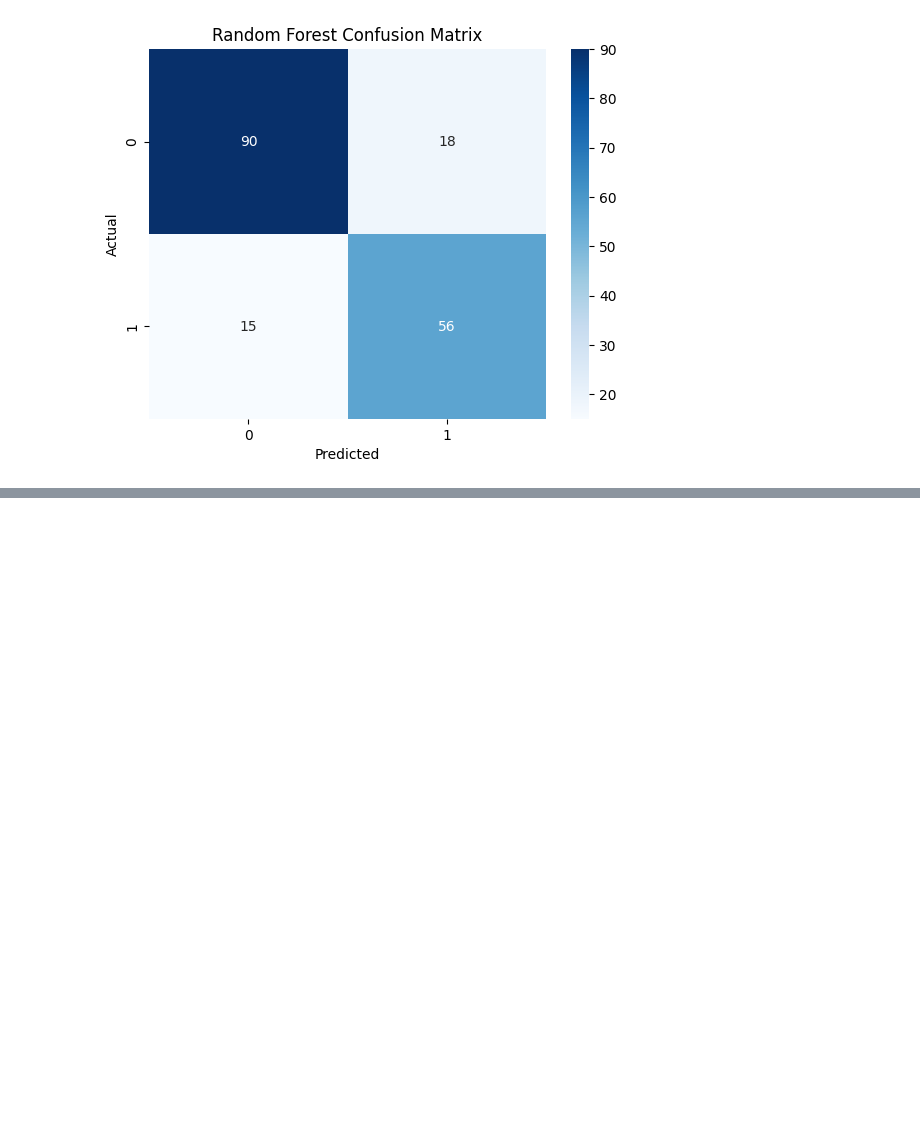
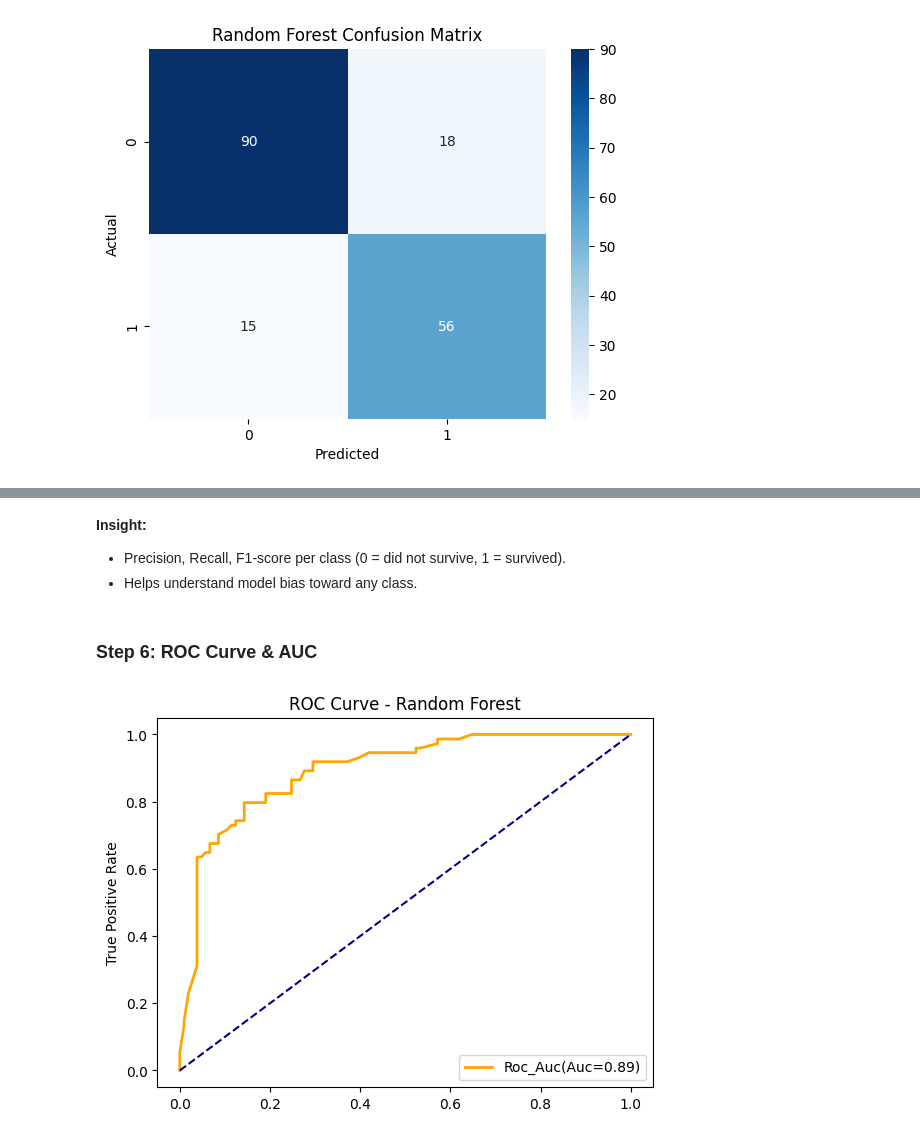
Before and after one commit to thiruselvan-mle/Titanic-Survival-Prediction, a Jupyter notebook: Notebook/05_Model-Training-And-Evaluation.ipynb, the cells around one changed output, grey strips where cells are left out. Cells and saved outputs as stored; diff of their text form; code cells hidden in the pictures; blank space fills up the shorter version.

```diff
--- a/Notebook/05_Model-Training-And-Evaluation.ipynb
+++ b/Notebook/05_Model-Training-And-Evaluation.ipynb
@@ -73,0 +92,19 @@ plt.show()
+# %% [markdown]
+**Insight:**
+
+- Precision, Recall, F1-score per class (0 = did not survive, 1 = survived).
+- Helps understand model bias toward any class.
+# %% [markdown]
+### Step 6: ROC Curve & AUC
+# %%
+fpr, tpr, threshold=roc_curve(Y_test, Y_prob)
+roc_auc=auc(fpr,tpr)
+
+plt.plot(fpr, tpr,label=f"Roc_Auc(Auc={roc_auc:.2f})",linewidth=2,color='orange')
+plt.plot([0,1],[0,1],color='navy',ls='--')
+plt.ylabel('True Positive Rate')
+plt.title('ROC Curve - Random Forest')
+plt.legend(loc="lower right")
+plt.show()
+# %% [output]
+[figure, added]
```
Also changed, not shown: parts of 14 cells of this notebook, 1 other file.
